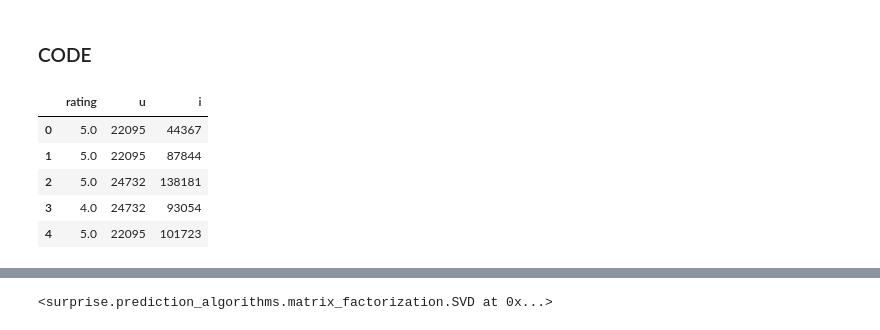
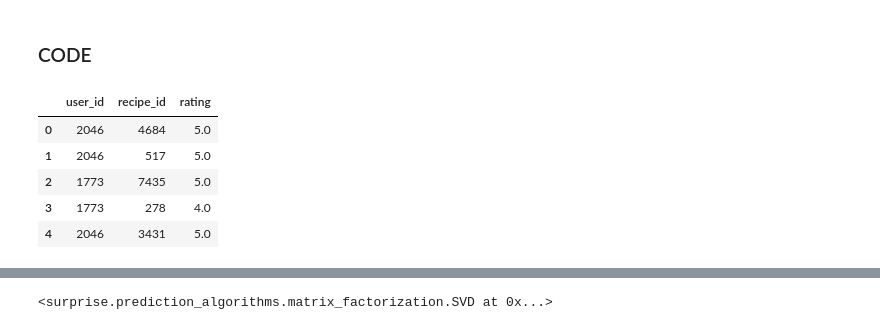
Before and after one commit to httrieu/CSE158_Fall24, a Jupyter notebook: food.ipynb, the cells around one changed output, grey strips where cells are left out. Saved outputs shown, nothing was run; the diff lists cells and outputs as text; code cells hidden in the pictures.

```diff
--- a/food.ipynb
+++ b/food.ipynb
@@ -36,12 +36,12 @@ df_test = pd.read_csv('interactions_test.csv')
 # %% [markdown]
 ### CODE
 # %%
-df_train = df_train[['rating', 'u', 'i']]
+df_train = df_train[['user_id', 'recipe_id', 'rating']]
 df_train.head()
 # %% [output]
-|  | rating | u | i |
-| 0 | 5.0 | 22095 | 44367 |
-| 1 | 5.0 | 22095 | 87844 |
-| 2 | 5.0 | 24732 | 138181 |
-| 3 | 4.0 | 24732 | 93054 |
-| 4 | 5.0 | 22095 | 101723 |
+|  | user_id | recipe_id | rating |
+| 0 | 2046 | 4684 | 5.0 |
+| 1 | 2046 | 517 | 5.0 |
+| 2 | 1773 | 7435 | 5.0 |
+| 3 | 1773 | 278 | 4.0 |
+| 4 | 2046 | 3431 | 5.0 |
```
Also changed, not shown: parts of 16 cells of this notebook.
